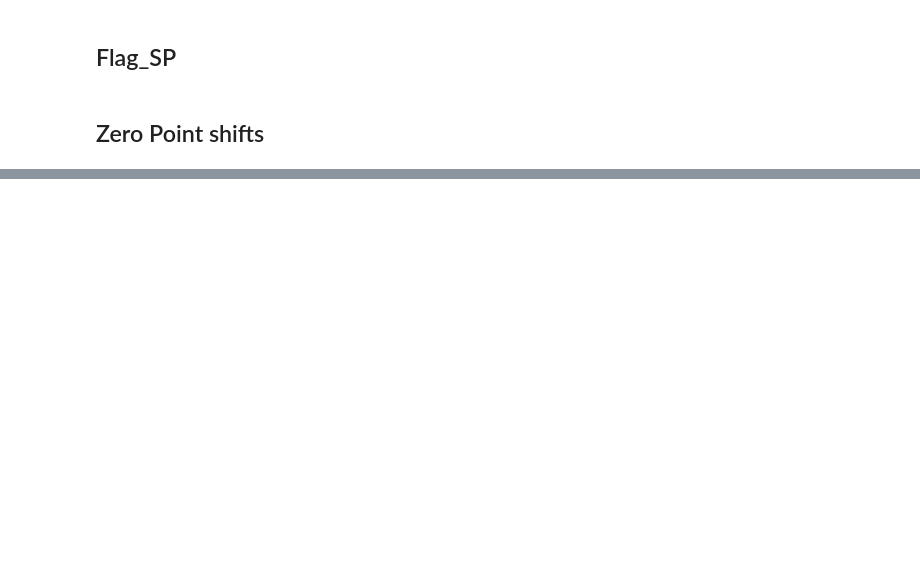
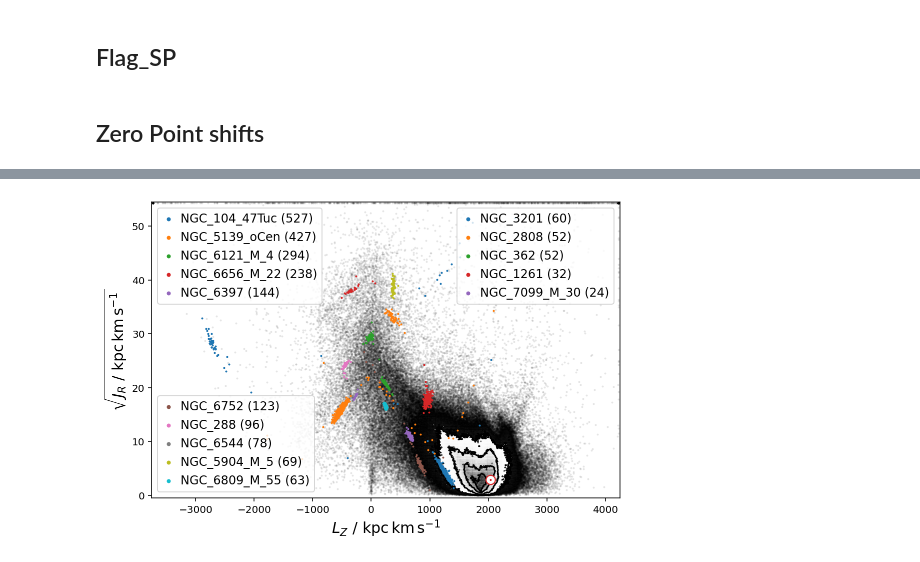
Before and after one commit to svenbuder/galah_dr4_paper, a Jupyter notebook: galah_dr4_paper_plots.ipynb, the cells around one changed output, grey strips where cells are left out. Drawn from its saved outputs; the diff is of its cells as text; code cells hidden in the pictures; blank space fills up the shorter version.

```diff
--- a/galah_dr4_paper_plots.ipynb
+++ b/galah_dr4_paper_plots.ipynb
@@ -556,0 +756,61 @@ cbar.set_label('Nr. Stars',fontsize=15)
+# %%
+galah_dr4_dynamics = Table.read('../catalogs/galah_dr4_vac_dynamics.fits')
+# %%
+gcs = Table.read('../auxiliary_information/VasilievBaumgardt_2021_MNRAS_505_5978_cluster_source_id_memberprob0p7.fits')
+gcs['gaiadr3_source_id'] = gcs['source_id']
+gcs_dr4 = join(gcs, galah_dr4_dynamics, keys='gaiadr3_source_id')
+gcs_dr4 = gcs_dr4[np.isfinite(gcs_dr4['L_Z'])]
+# %%
+f,ax = plt.subplots(figsize=(7.5,5))
+
+use = np.isfinite(output['L_Z'])
+corner.hist2d(
+    (galah_dr4_dynamics['L_Z'][use]).clip(min=-3725,max=4225),
+    (np.sqrt(galah_dr4_dynamics['J_R'][use])).clip(min=0,max=54.25),
+    range = [(-3750,4250),(-0.5,54.5)],
+    bins = 500,
+    ax=ax,
+    zorder=1
+)
+ax.set_xlabel(r'$L_Z~/~\mathrm{kpc\,km\,s^{-1}}$',fontsize=15)
+ax.set_ylabel(r'$\sqrt{J_R~/~\mathrm{kpc\,km\,s^{-1}}}$',fontsize=15)
+
+gcs = Table()
+gcs['cluster'], gcs['counts'] = np.unique(gcs_dr4['cluster'],return_counts=True)
+gcs.sort('counts',reverse=True)
+
+circle = mpatches.Ellipse((sun['L_Z'][0],np.sqrt(sun['J_R'][0])), 140, 1.6, color='white',fill=True, zorder=3)
+ax.add_patch(circle)
+ax.text(sun['L_Z'][0]-10,np.sqrt(sun['J_R'][0]), r'$\odot$', fontsize=16, fontweight='bold', ha='center', va='center', color='C3', zorder=4)
+
+scatter_plots = []
+
+nr = 0
+for gc in gcs['cluster']:
+    in_cluster = (gcs_dr4['cluster'] == gc) & np.isfinite(gcs_dr4['L_Z'])
+    if len(gcs_dr4['cluster'][in_cluster]) > 20:
+        scatter_plots.append(ax.scatter(
+            gcs_dr4['L_Z'][in_cluster],
+            np.sqrt(gcs_dr4['J_R'][in_cluster]),
+            label = gc + ' ('+str(len(gcs_dr4['cluster'][in_cluster]))+')',
+            s = 1, zorder=2
+        ))
+        nr +=1
+
+scatter_plots_left = scatter_plots[:5]
+scatter_plots_left2 = scatter_plots[5:10]
+scatter_plots_right = scatter_plots[10:]
+
+# Create legends
+legend1 = ax.legend(handles=scatter_plots_left, loc='upper left', fontsize=12, handlelength=1, markerscale = 3, handletextpad=0.5)
+ax.add_artist(legend1)
+legend2 = ax.legend(handles=scatter_plots_left2, loc='lower left', fontsize=12, handlelength=1, markerscale = 3, handletextpad=0.5)
+ax.add_artist(legend2)
+legend3 = ax.legend(handles=scatter_plots_right, loc='upper right', fontsize=12, handlelength=1, markerscale = 3, handletextpad=0.5)
+
+plt.tight_layout()
+plt.savefig('figures/galah_dr4_lz_jr_with_gcs.png',dpi=300,bbox_inches='tight')
+plt.show()
+plt.close()
+# %% [output]
+[figure, added]
```
Also changed, not shown: parts of 15 cells of this notebook, 5 other files.
